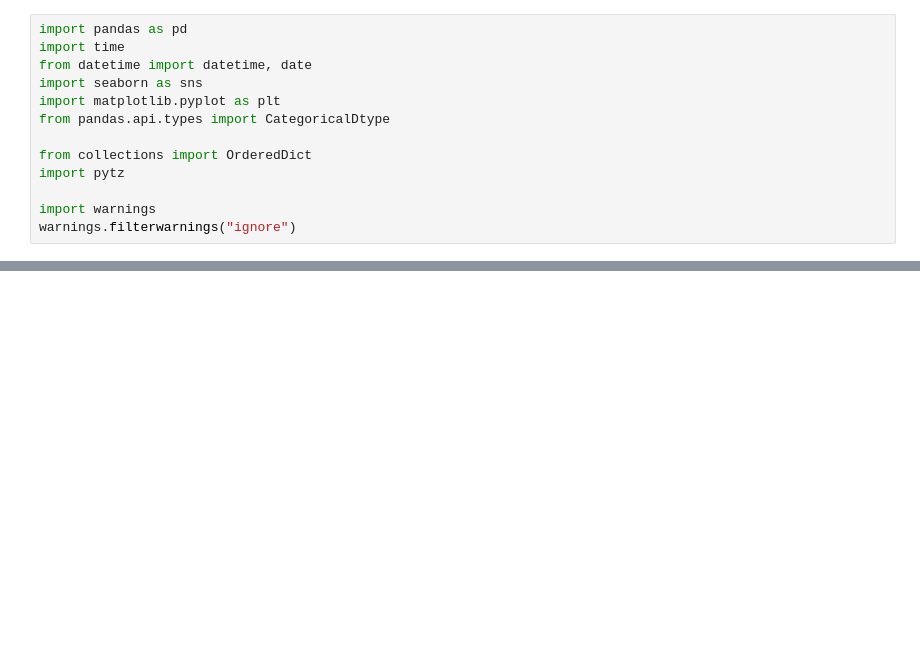
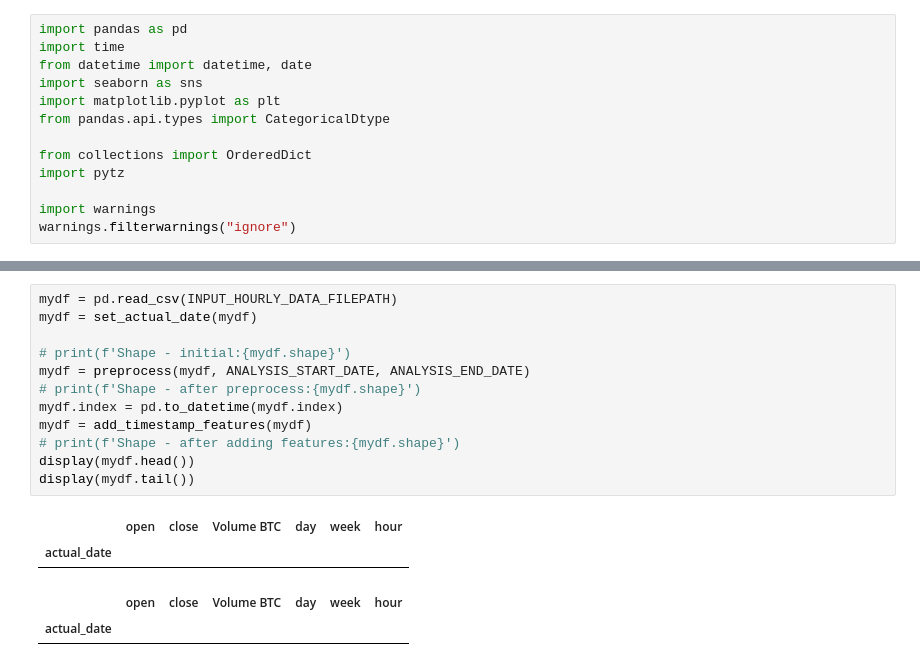
Before and after one commit to alxmzr/Colab, a Jupyter notebook: CryptoTradersAnalyzer.ipynb, the cells around one changed output, grey strips where cells are left out. Cells and saved outputs as stored; diff of their text form; blank space fills up the shorter version.

```diff
--- a/CryptoTradersAnalyzer.ipynb
+++ b/CryptoTradersAnalyzer.ipynb
@@ -398,0 +141,17 @@ TRADING_WINDOW_HRS = 3
+# %%
+mydf = pd.read_csv(INPUT_HOURLY_DATA_FILEPATH)
+mydf = set_actual_date(mydf)
+
+# print(f'Shape - initial:{mydf.shape}')
+mydf = preprocess(mydf, ANALYSIS_START_DATE, ANALYSIS_END_DATE)
+# print(f'Shape - after preprocess:{mydf.shape}')
+mydf.index = pd.to_datetime(mydf.index)
+mydf = add_timestamp_features(mydf)
+# print(f'Shape - after adding features:{mydf.shape}')
+display(mydf.head())
+display(mydf.tail())
+# %% [output]
+|  | open | close | Volume BTC | day | week | hour |
+| actual_date |  |  |  |  |  |  |
+|  | open | close | Volume BTC | day | week | hour |
+| actual_date |  |  |  |  |  |  |
```
Also changed, not shown: parts of 101 cells of this notebook.
